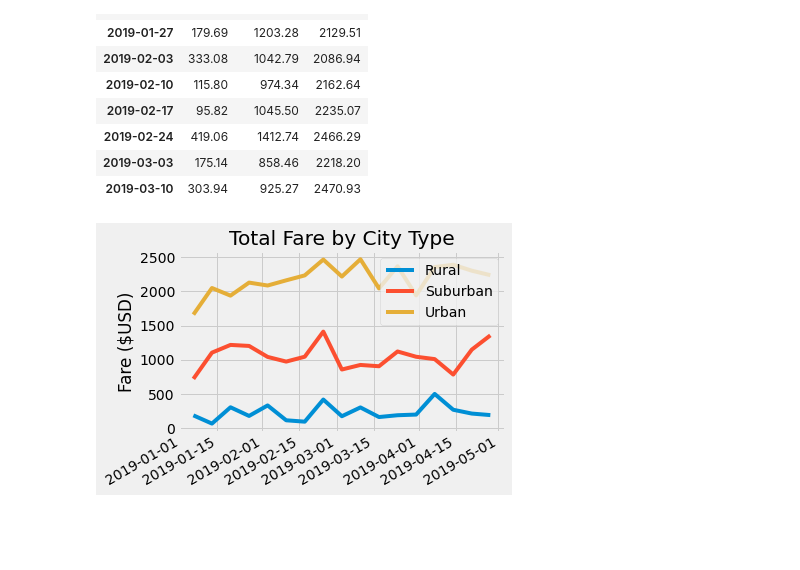
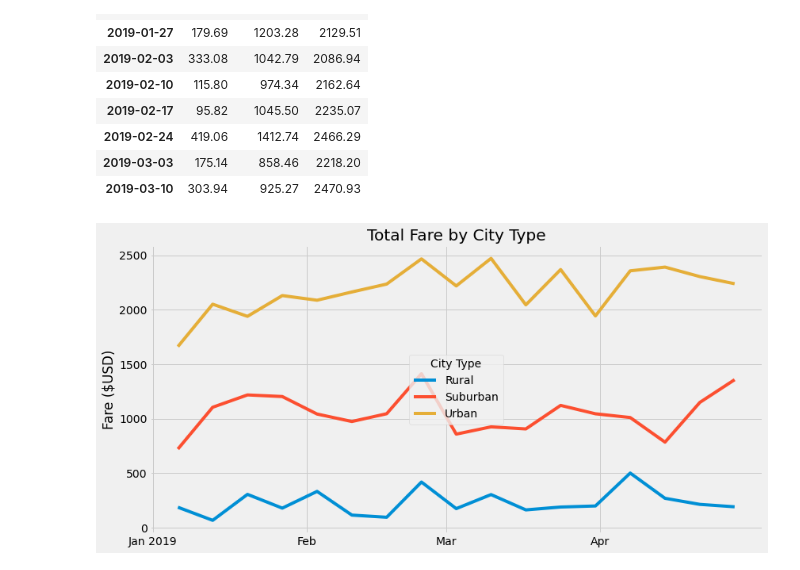
Before and after one commit to MeghanHull/PyBer_Analysis, a Jupyter notebook: PyBer_Challenge.ipynb, the cells around one changed output. Cells and saved outputs as stored; diff of their text form; code cells hidden in the pictures; blank space fills up the shorter version.

Commit message:
Challenge Image Update (Fixed X-Axis)

```diff
--- a/PyBer_Challenge.ipynb
+++ b/PyBer_Challenge.ipynb
@@ -251,34 +255,35 @@ import matplotlib.dates as mdates
 
 # Use the graph style fivethirtyeight.
 plt.style.use('fivethirtyeight')
 
 x = JanApr2019_df_week.index
 start_date='2019-01-01'
 end_date='2019-04-29'
 
 #date_form = mdates.DateFormatter("%b")
-fig, ax = plt.subplots()
+fig, ax = plt.subplots(figsize=(12, 6))
 
 for column in JanApr2019_df_week.columns:
     ax.plot(x,JanApr2019_df_week[{column}],label=column)
 
 # X-Axis Formatting
 #ax.set_xticks(pd.date_range(start=start_date,end=end_date,freq='M'))
 #ax.xaxis.set_minor_formatter(mdates.DateFormatter("%d"))
-fig.autofmt_xdate()
+#fig.autofmt_xdate()
 #ax.xaxis.set_major_formatter(mdates.DateFormatter("%b"))
+plt.xticks(['2019-01-01','2019-02-01','2019-03-01','2019-04-01'],["Jan 2019","Feb","Mar","Apr"])
 
 # Labelling
 plt.ylabel("Fare ($USD)")
 plt.title("Total Fare by City Type")
 
 # Add legend
-plt.legend()
+ax.legend(loc="center",title="City Type")
 
 # Auto space
 plt.tight_layout()
 
 # Display
 plt.savefig("analysis/PyBer_fare_summary.png")
 # %% [output]
-[figure, old version]
+[figure, new version]
```
Also changed, not shown: parts of 1 cell of this notebook, 1 other file.
